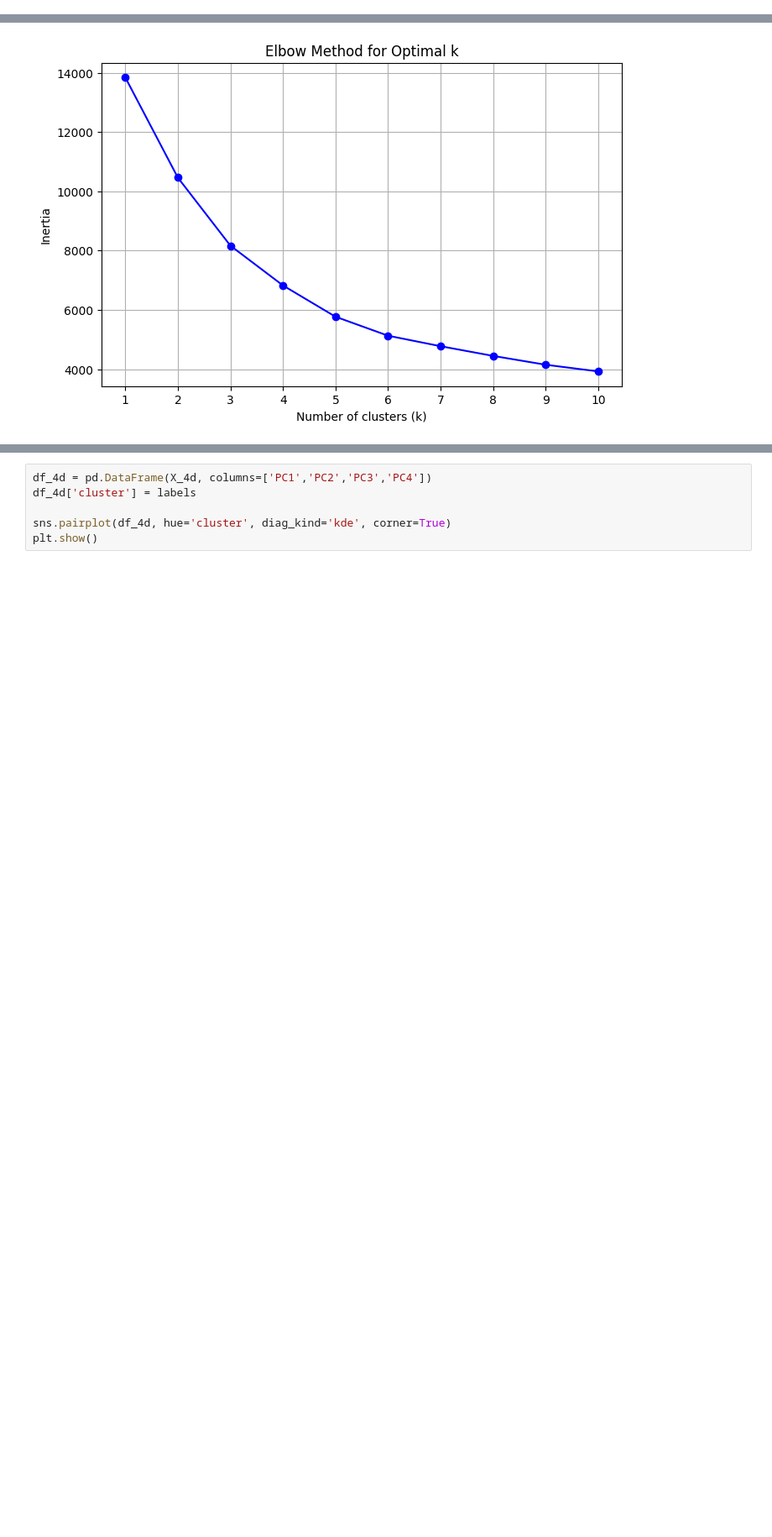
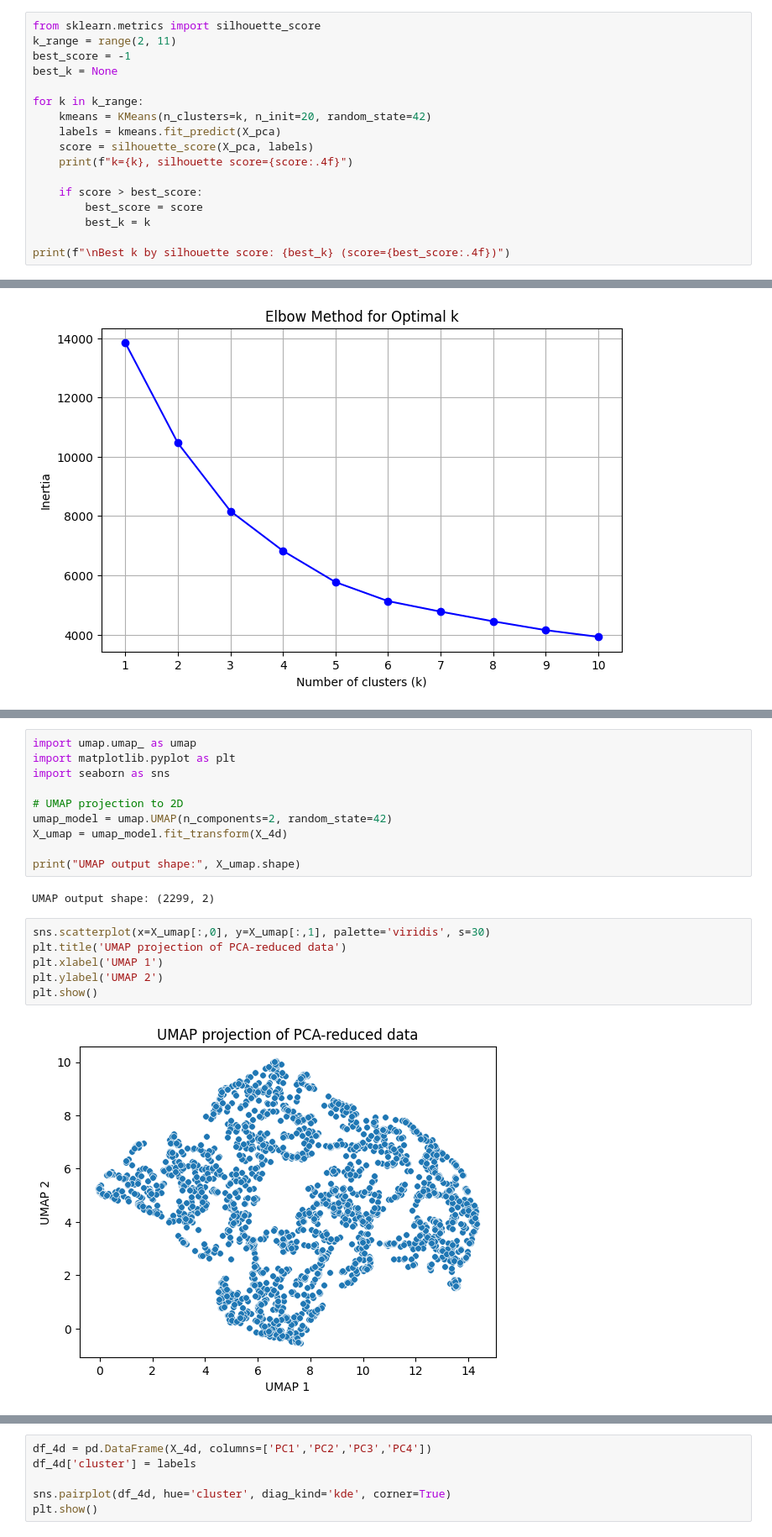
Before and after one commit to fxcollot/SpotifyUnsupervised, a Jupyter notebook: spotify_taib.ipynb, the cells around one changed output, grey strips where cells are left out. Shown at 84% size. Drawn from its saved outputs; the diff is of its cells as text; blank space fills up the shorter version.

```diff
--- a/spotify_taib.ipynb
+++ b/spotify_taib.ipynb
@@ -872,0 +877,17 @@ plt.show()
+# %%
+from sklearn.metrics import silhouette_score
+k_range = range(2, 11)
+best_score = -1
+best_k = None
+
+for k in k_range:
+    kmeans = KMeans(n_clusters=k, n_init=20, random_state=42)
+    labels = kmeans.fit_predict(X_pca)
+    score = silhouette_score(X_pca, labels)
+    print(f"k={k}, silhouette score={score:.4f}")
+
+    if score > best_score:
+        best_score = score
+        best_k = k
+
+print(f"\nBest k by silhouette score: {best_k} (score={best_score:.4f})")
@@ -929,0 +972,20 @@ labels = kmeans.fit_predict(X_4d)
+# %%
+import umap.umap_ as umap
+import matplotlib.pyplot as plt
+import seaborn as sns
+
+# UMAP projection to 2D
+umap_model = umap.UMAP(n_components=2, random_state=42)
+X_umap = umap_model.fit_transform(X_4d)
+
+print("UMAP output shape:", X_umap.shape)
+# %% [output]
+UMAP output shape: (2299, 2)
+# %%
+sns.scatterplot(x=X_umap[:,0], y=X_umap[:,1], palette='viridis', s=30)
+plt.title('UMAP projection of PCA-reduced data')
+plt.xlabel('UMAP 1')
+plt.ylabel('UMAP 2')
+plt.show()
+# %% [output]
+[figure, added]
```
Also changed, not shown: parts of 26 cells of this notebook.
